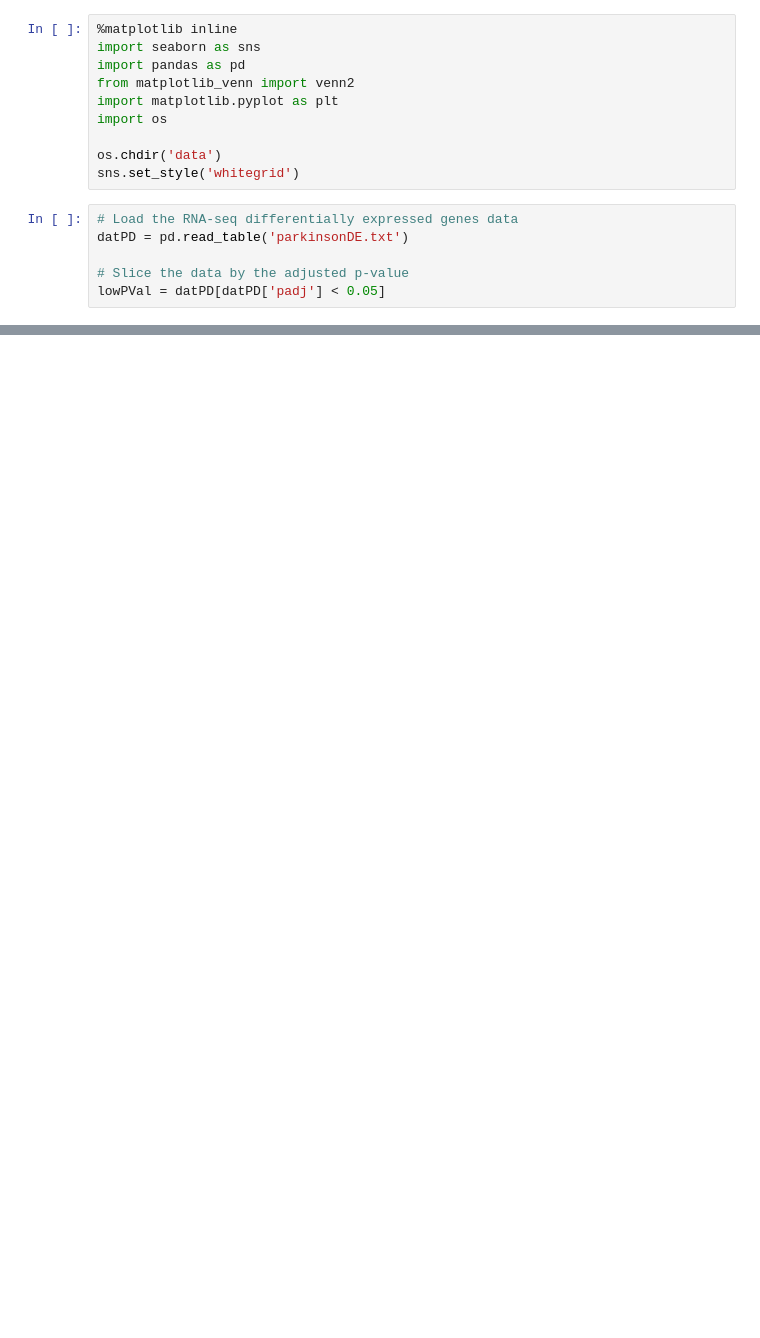
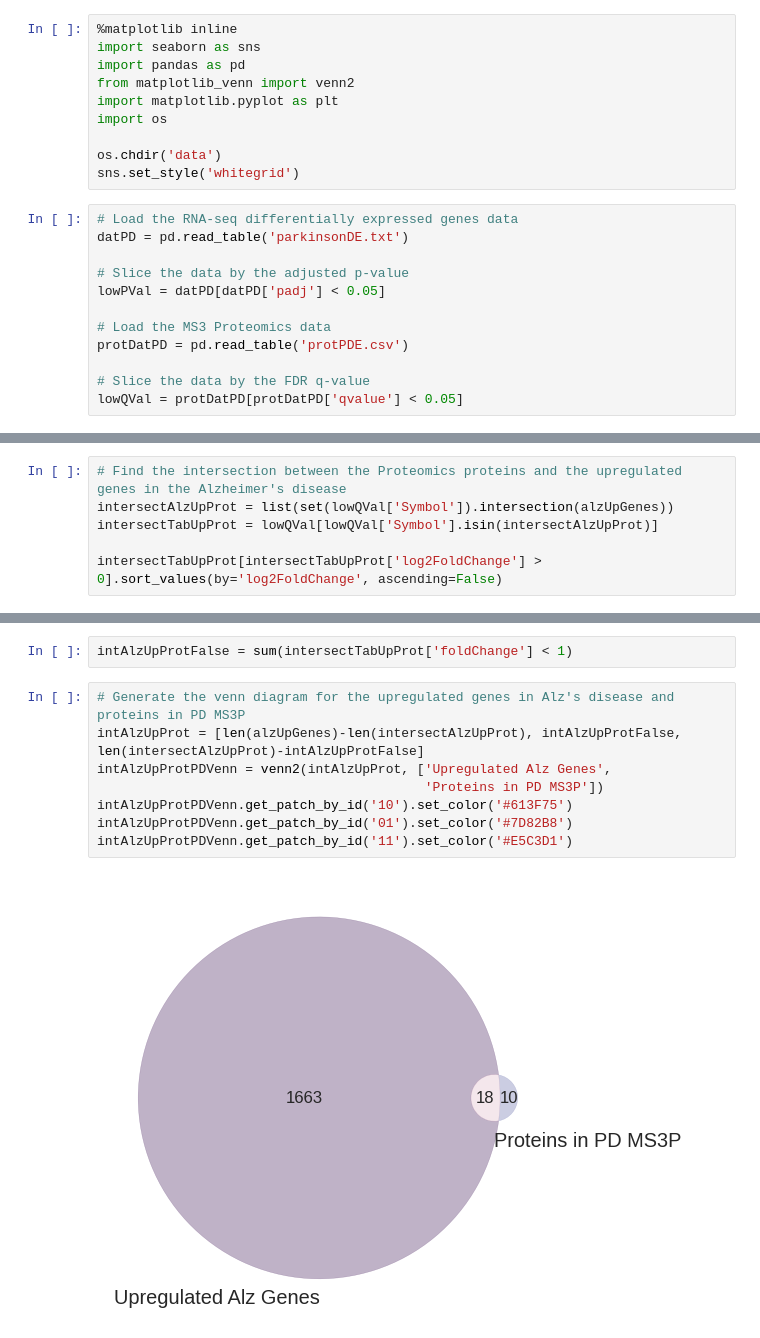
Before and after one commit to J-Wengler/winter-internship-2017, a Jupyter notebook: src/Comparison between Alzheimer's and Parkinson's Disease.ipynb, the cells around one changed output, grey strips where cells are left out. Saved outputs shown, nothing was run; the diff lists cells and outputs as text; blank space fills up the shorter version.

```diff
--- a/src/Comparison between Alzheimer's and Parkinson's Disease.ipynb
+++ b/src/Comparison between Alzheimer's and Parkinson's Disease.ipynb
@@ -14,6 +14,12 @@ datPD = pd.read_table('parkinsonDE.txt')
 
 # Slice the data by the adjusted p-value
 lowPVal = datPD[datPD['padj'] < 0.05]
+
+# Load the MS3 Proteomics data
+protDatPD = pd.read_table('protPDE.csv')
+
+# Slice the data by the FDR q-value
+lowQVal = protDatPD[protDatPD['qvalue'] < 0.05]
 # %%
 # Read the up regulated genes in the Alzheimer's disease
 alzUpGenes = []
@@ -53,0 +42,6 @@ intersectTab[intersectTab['log2FoldChange'] > 0].sort_values(by='log2FoldChange'
+# %%
+# Find the intersection between the Proteomics proteins and the upregulated genes in the Alzheimer's disease
+intersectAlzUpProt = list(set(lowQVal['Symbol']).intersection(alzUpGenes))
+intersectTabUpProt = lowQVal[lowQVal['Symbol'].isin(intersectAlzUpProt)]
+
+intersectTabUpProt[intersectTabUpProt['log2FoldChange'] > 0].sort_values(by='log2FoldChange', ascending=False)
@@ -53,0 +125,12 @@ intersectTab[intersectTab['log2FoldChange'] > 0].sort_values(by='log2FoldChange'
+# %%
+intAlzUpProtFalse = sum(intersectTabUpProt['foldChange'] < 1)
+# %%
+# Generate the venn diagram for the upregulated genes in Alz's disease and proteins in PD MS3P
+intAlzUpProt = [len(alzUpGenes)-len(intersectAlzUpProt), intAlzUpProtFalse, len(intersectAlzUpProt)-intAlzUpProtFalse]
+intAlzUpProtPDVenn = venn2(intAlzUpProt, ['Upregulated Alz Genes',
+                                          'Proteins in PD MS3P'])
+intAlzUpProtPDVenn.get_patch_by_id('10').set_color('#613F75')
+intAlzUpProtPDVenn.get_patch_by_id('01').set_color('#7D82B8')
+intAlzUpProtPDVenn.get_patch_by_id('11').set_color('#E5C3D1')
+# %% [output]
+[figure, added]
```
Also changed, not shown: parts of 12 cells of this notebook.
